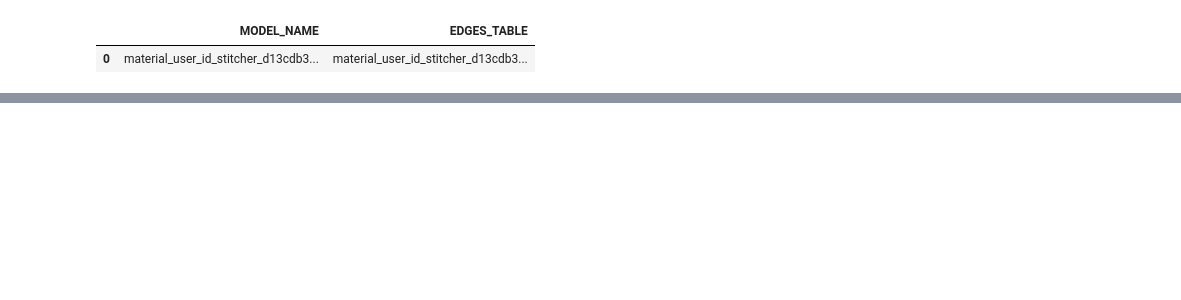
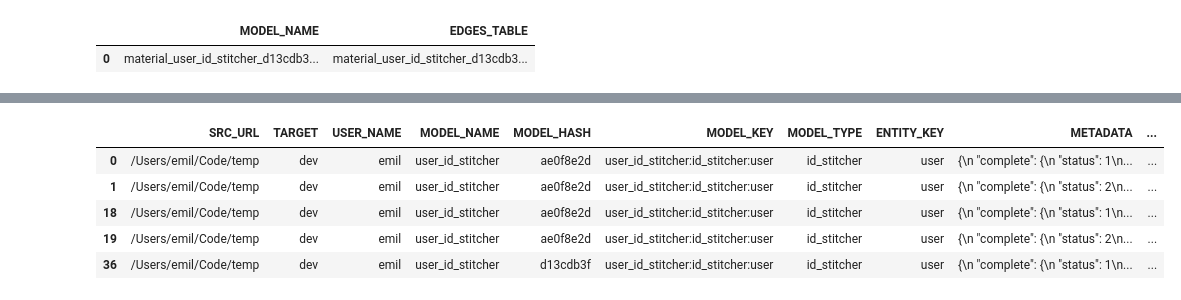
Before and after one commit to esadek/temp, a Jupyter notebook: notebooks/id_graph.ipynb, the cells around one changed output, grey strips where cells are left out. Cells and saved outputs as stored; diff of their text form; code cells hidden in the pictures; blank space fills up the shorter version.

```diff
--- a/notebooks/id_graph.ipynb
+++ b/notebooks/id_graph.ipynb
@@ -309,0 +241,11 @@ pprint.pprint(stitched_ids_dict)
+# %%
+sql = f"SELECT * FROM {creds['dbname']}.{creds['schema']}.MATERIAL_REGISTRY_4"
+material_registry = cur.execute(sql).fetch_pandas_all()
+material_registry.query(f"MODEL_NAME == '{model_name}'").head()
+# %% [output]
+|  | SRC_URL | TARGET | USER_NAME | MODEL_NAME | MODEL_HASH | MODEL_KEY | MODEL_TYPE | ENTITY_KEY | METADATA | ... |
+| 0 | /Users/emil/Code/temp | dev | emil | user_id_stitcher | ae0f8e2d | user_id_stitcher:id_stitcher:user | id_stitcher | user | {\n "complete": {\n "status": 1\n... | ... |
+| 1 | /Users/emil/Code/temp | dev | emil | user_id_stitcher | ae0f8e2d | user_id_stitcher:id_stitcher:user | id_stitcher | user | {\n "complete": {\n "status": 2\n... | ... |
+| 18 | /Users/emil/Code/temp | dev | emil | user_id_stitcher | ae0f8e2d | user_id_stitcher:id_stitcher:user | id_stitcher | user | {\n "complete": {\n "status": 1\n... | ... |
+| 19 | /Users/emil/Code/temp | dev | emil | user_id_stitcher | ae0f8e2d | user_id_stitcher:id_stitcher:user | id_stitcher | user | {\n "complete": {\n "status": 2\n... | ... |
+| 36 | /Users/emil/Code/temp | dev | emil | user_id_stitcher | d13cdb3f | user_id_stitcher:id_stitcher:user | id_stitcher | user | {\n "complete": {\n "status": 1\n... | ... |
```
Also changed, not shown: parts of 13 cells of this notebook.
